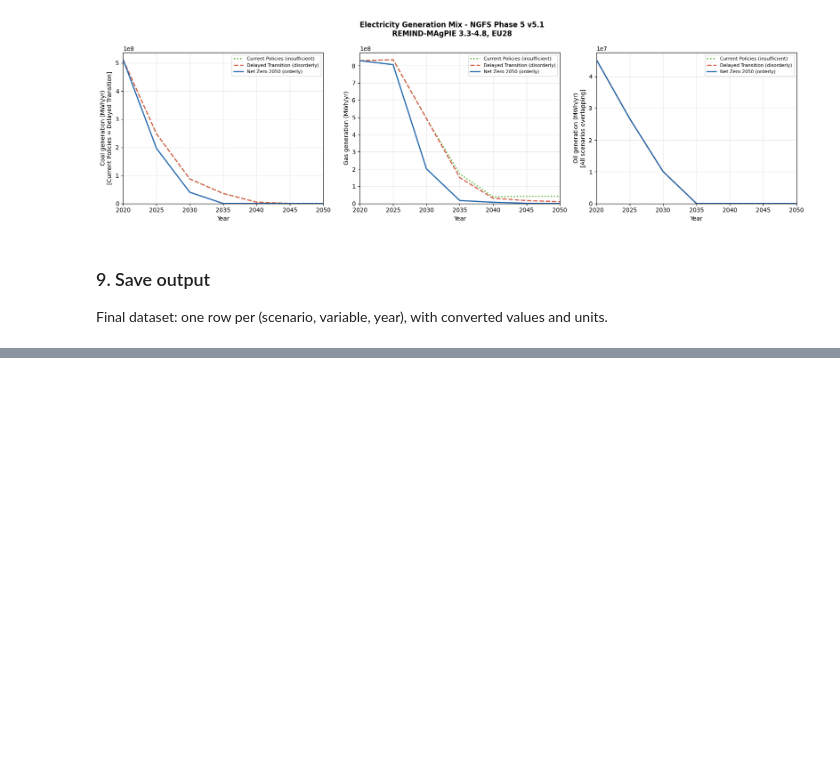
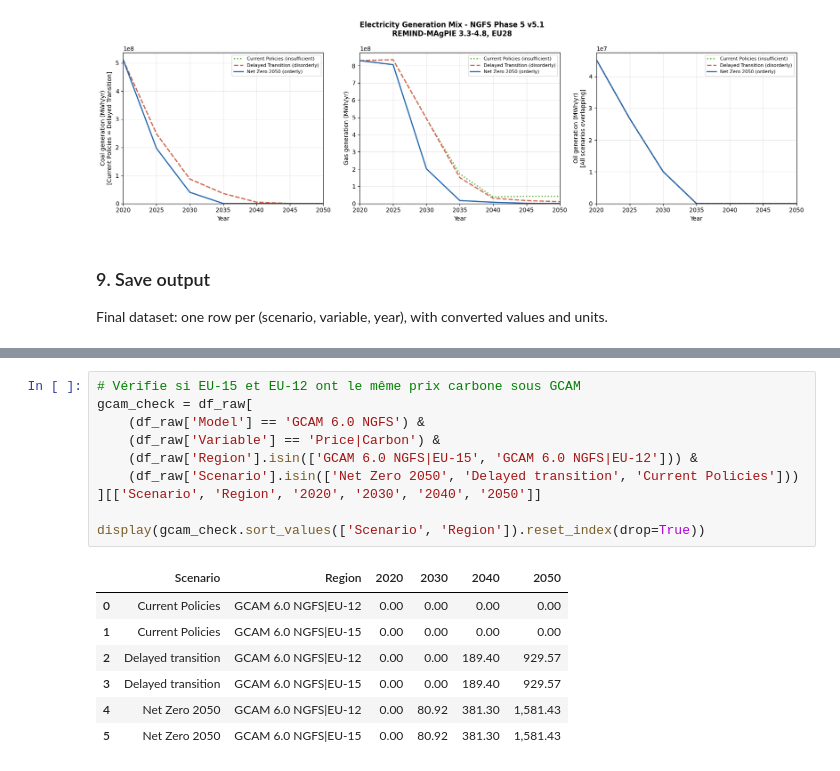
Before and after one commit to abdoulayetraore07/Green_finance_project, a Jupyter notebook: notebooks/Abdoulaye/task2_scenario_selection.ipynb, the cells around one changed output, grey strips where cells are left out. Cells and saved outputs as stored; diff of their text form; blank space fills up the shorter version.

```diff
--- a/notebooks/Abdoulaye/task2_scenario_selection.ipynb
+++ b/notebooks/Abdoulaye/task2_scenario_selection.ipynb
@@ -435,0 +469,18 @@ Shape : 837 rows x 5 columns
+# %%
+# Vérifie si EU-15 et EU-12 ont le même prix carbone sous GCAM
+gcam_check = df_raw[
+    (df_raw['Model'] == 'GCAM 6.0 NGFS') &
+    (df_raw['Variable'] == 'Price|Carbon') &
+    (df_raw['Region'].isin(['GCAM 6.0 NGFS|EU-15', 'GCAM 6.0 NGFS|EU-12'])) &
+    (df_raw['Scenario'].isin(['Net Zero 2050', 'Delayed transition', 'Current Policies']))
+][['Scenario', 'Region', '2020', '2030', '2040', '2050']]
+
+display(gcam_check.sort_values(['Scenario', 'Region']).reset_index(drop=True))
+# %% [output]
+|  | Scenario | Region | 2020 | 2030 | 2040 | 2050 |
+| 0 | Current Policies | GCAM 6.0 NGFS|EU-12 | 0.00 | 0.00 | 0.00 | 0.00 |
+| 1 | Current Policies | GCAM 6.0 NGFS|EU-15 | 0.00 | 0.00 | 0.00 | 0.00 |
+| 2 | Delayed transition | GCAM 6.0 NGFS|EU-12 | 0.00 | 0.00 | 189.40 | 929.57 |
+| 3 | Delayed transition | GCAM 6.0 NGFS|EU-15 | 0.00 | 0.00 | 189.40 | 929.57 |
+| 4 | Net Zero 2050 | GCAM 6.0 NGFS|EU-12 | 0.00 | 80.92 | 381.30 | 1,581.43 |
+| 5 | Net Zero 2050 | GCAM 6.0 NGFS|EU-15 | 0.00 | 80.92 | 381.30 | 1,581.43 |
```
Also changed, not shown: parts of 4 cells of this notebook, 6 other files.
